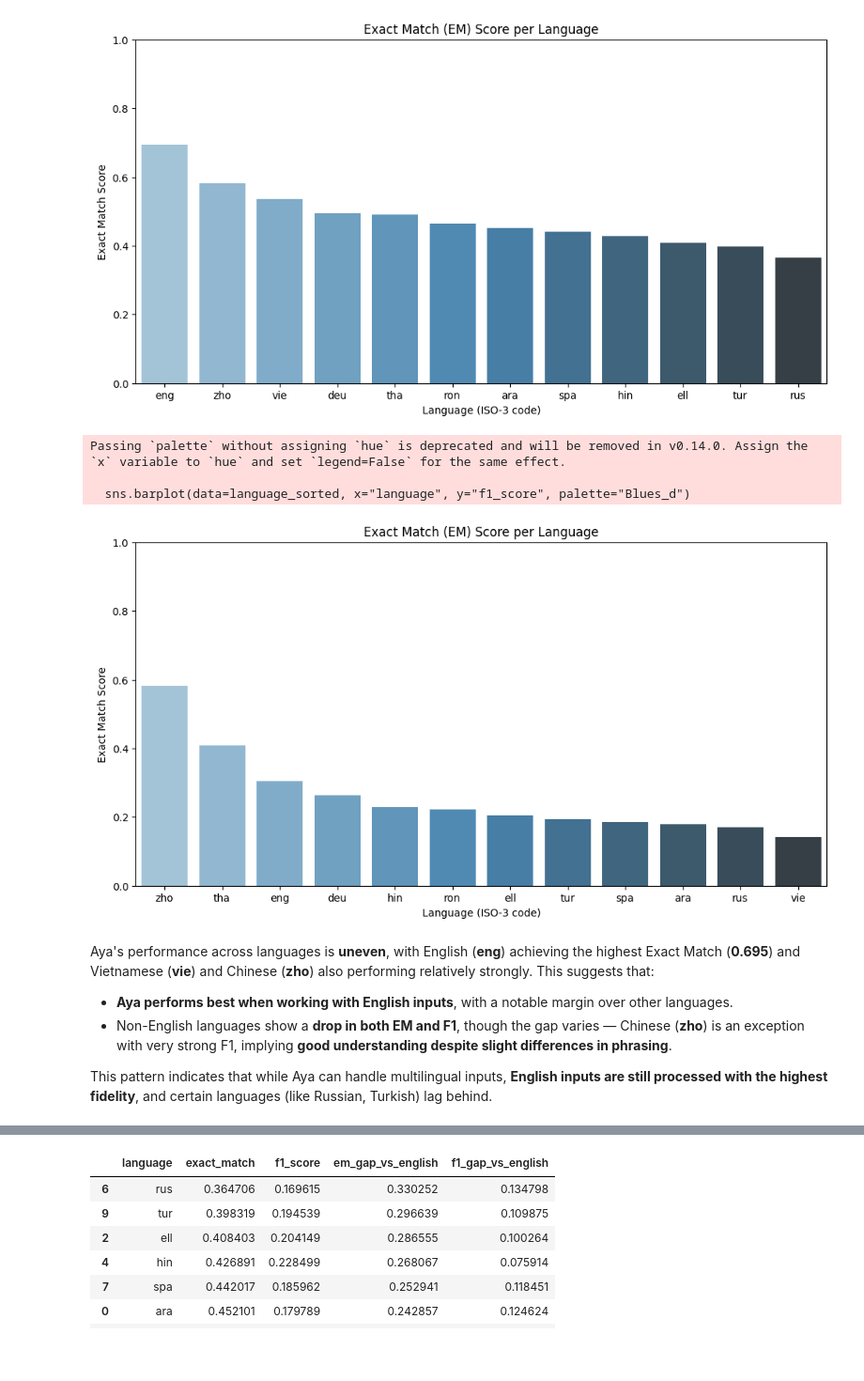
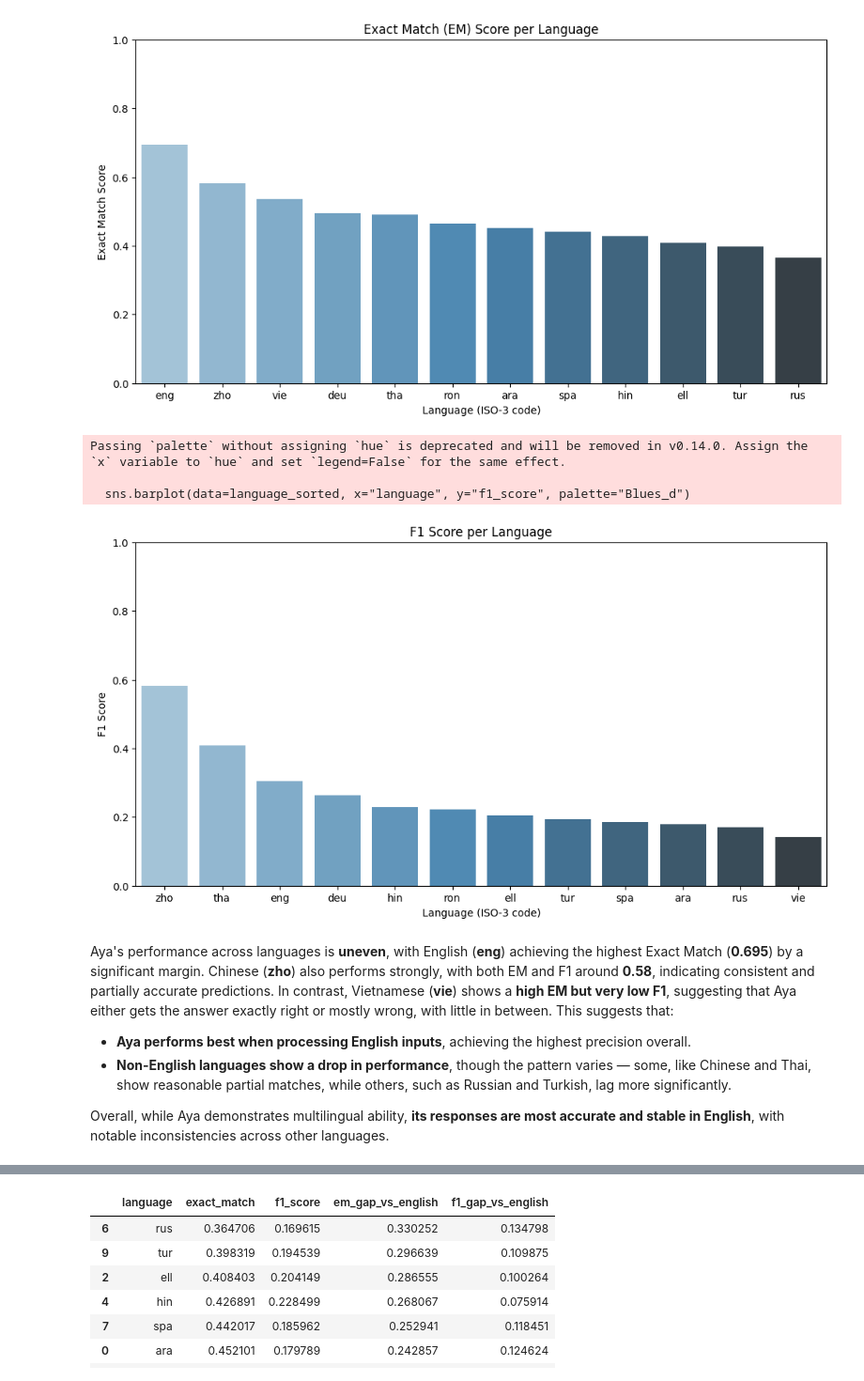
Before and after one commit to muhammadravi251001/understanding-how-Aya-thinks, a Jupyter notebook: notebooks/translation_analysis.ipynb, the cells around one changed output, grey strips where cells are left out. Shown: that part at 94% size. Drawn from its saved outputs; the diff is of its cells as text; code cells hidden in the pictures; blank space fills up the shorter version.

```diff
--- a/notebooks/translation_analysis.ipynb
+++ b/notebooks/translation_analysis.ipynb
@@ -120,25 +106,26 @@ Passing `palette` without assigning `hue` is deprecated and will be removed in v
 # %%
 # Set the figure size
 plt.figure(figsize=(12, 6))
 
-# Sort by Exact Match for better readability
+# Sort by F1 score for better readability
 language_sorted = language_performance.sort_values(by="f1_score", ascending=False)
 
-# Barplot for Exact Match
+# Barplot for F1 score
 sns.barplot(data=language_sorted, x="language", y="f1_score", palette="Blues_d")
-plt.title("Exact Match (EM) Score per Language")
+plt.title("F1 Score per Language")
 plt.xlabel("Language (ISO-3 code)")
-plt.ylabel("Exact Match Score")
+plt.ylabel("F1 Score")
 plt.ylim(0, 1)
 plt.show()
 # %% [output]
 Passing `palette` without assigning `hue` is deprecated and will be removed in v0.14.0. Assign the `x` variable to `hue` and set `legend=False` for the same effect.
 
   sns.barplot(data=language_sorted, x="language", y="f1_score", palette="Blues_d")
-[figure, old version]
+[figure, new version]
 # %% [markdown]
-Aya's performance across languages is **uneven**, with English (**eng**) achieving the highest Exact Match (**0.695**) and Vietnamese (**vie**) and Chinese (**zho**) also performing relatively strongly. This suggests that:
-- **Aya performs best when working with English inputs**, with a notable margin over other languages.
-- Non-English languages show a **drop in both EM and F1**, though the gap varies — Chinese (**zho**) is an exception with very strong F1, implying **good understanding despite slight differences in phrasing**.
+Aya's performance across languages is **uneven**, with English (**eng**) achieving the highest Exact Match (**0.695**) by a significant margin. Chinese (**zho**) also performs strongly, with both EM and F1 around **0.58**, indicating consistent and partially accurate predictions. In contrast, Vietnamese (**vie**) shows a **high EM but very low F1**, suggesting that Aya either gets the answer exactly right or mostly wrong, with little in between. This suggests that:
 
-This pattern indicates that while Aya can handle multilingual inputs, **English inputs are still processed with the highest fidelity**, and certain languages (like Russian, Turkish) lag behind.
+* **Aya performs best when processing English inputs**, achieving the highest precision overall.
+* **Non-English languages show a drop in performance**, though the pattern varies — some, like Chinese and Thai, show reasonable partial matches, while others, such as Russian and Turkish, lag more significantly.
+
+Overall, while Aya demonstrates multilingual ability, **its responses are most accurate and stable in English**, with notable inconsistencies across other languages.
```
Also changed, not shown: parts of 10 cells of this notebook, 7 other files.
